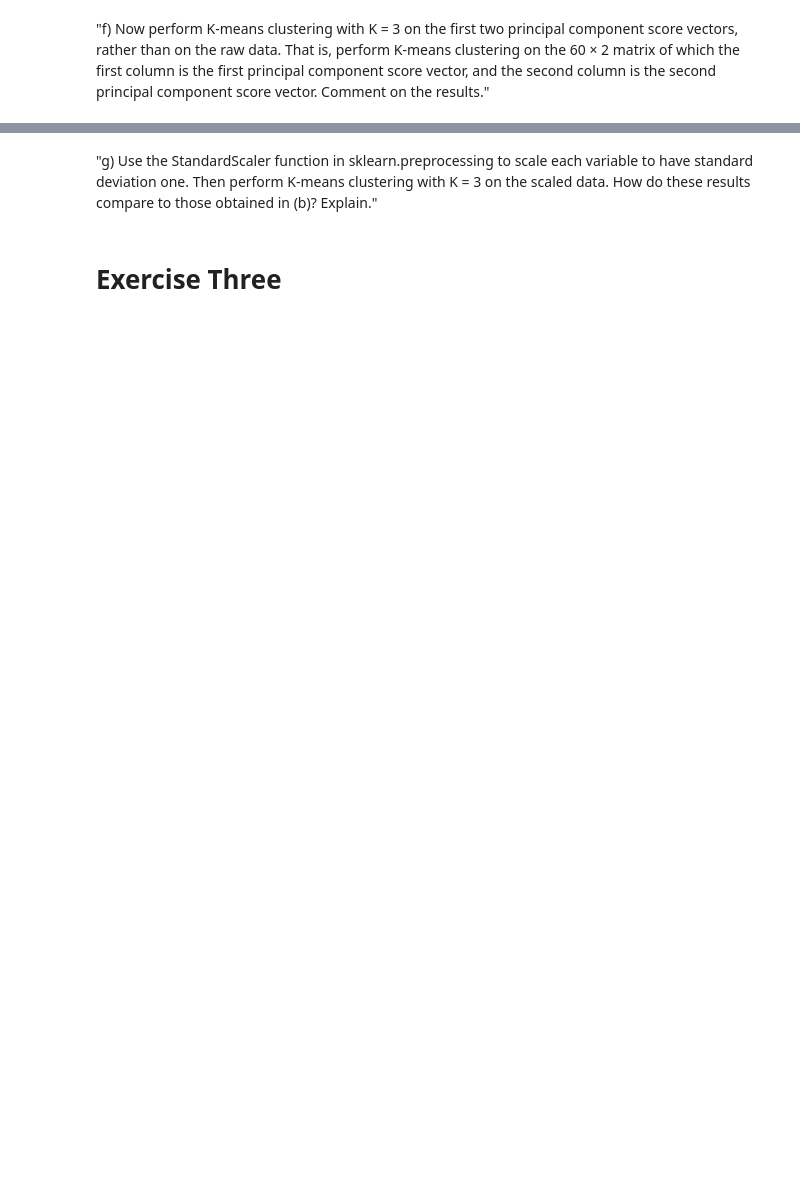
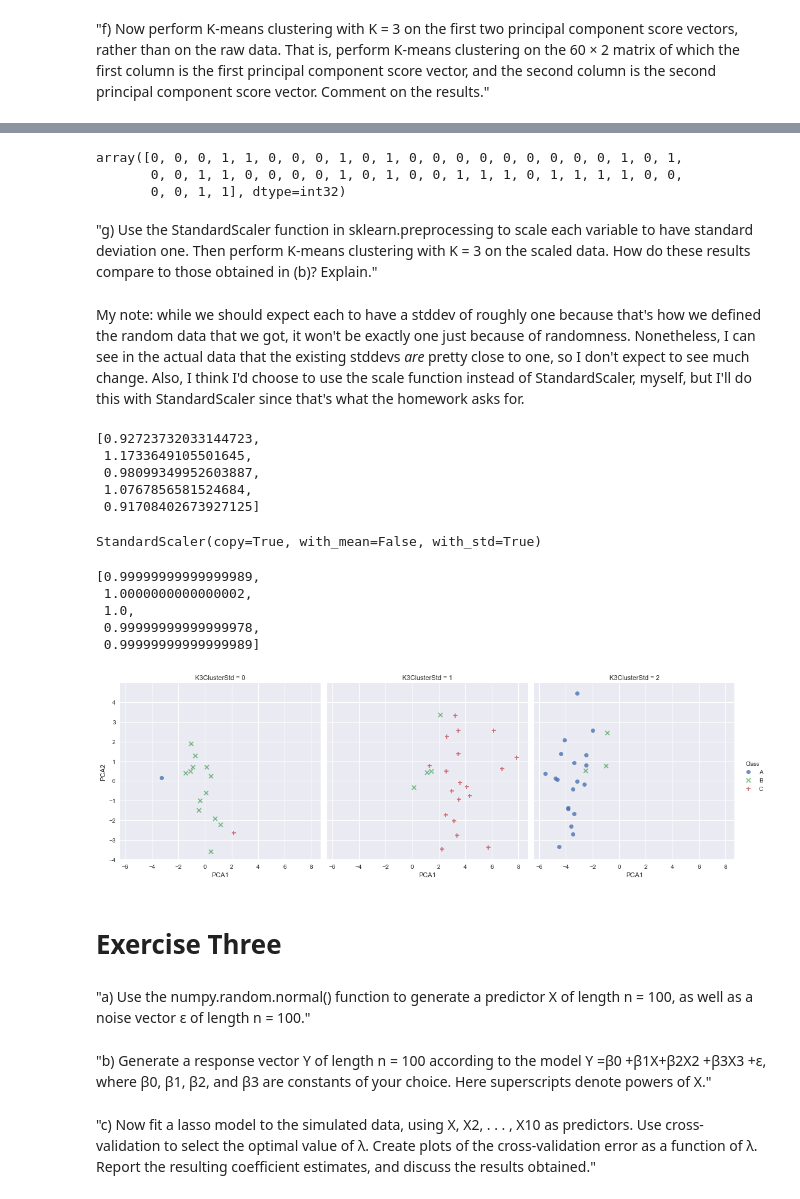
Before and after one commit to aenfield/Data558, a Jupyter notebook: Week04/EnfieldAndrew-HW4.ipynb, the cells around one changed output, grey strips where cells are left out. Cells and saved outputs as stored; diff of their text form; code cells hidden in the pictures; blank space fills up the shorter version.

```diff
--- a/Week04/EnfieldAndrew-HW4.ipynb
+++ b/Week04/EnfieldAndrew-HW4.ipynb
@@ -253,4 +261,45 @@ sns.lmplot("PCA1", "PCA2", hue="Class", col="K4Cluster", markers=["o","x","+"],
+# %%
+y_kmeans
+# %% [output]
+array([0, 0, 0, 1, 1, 0, 0, 0, 1, 0, 1, 0, 0, 0, 0, 0, 0, 0, 0, 0, 1, 0, 1,
+       0, 0, 1, 1, 0, 0, 0, 0, 1, 0, 1, 0, 0, 1, 1, 1, 0, 1, 1, 1, 1, 0, 0,
+       0, 0, 1, 1], dtype=int32)
 # %% [markdown]
 "g) Use the StandardScaler function in sklearn.preprocessing to scale each variable to have standard deviation one. Then perform K-means clustering with K = 3 on the scaled data. How do these results compare to those obtained in (b)? Explain."
+# %% [markdown]
+My note: while we should expect each to have a stddev of roughly one because that's how we defined the random data that we got, it won't be exactly one just because of randomness. Nonetheless, I can see in the actual data that the existing stddevs _are_ pretty close to one, so I don't expect to see much change. Also, I think I'd choose to use the scale function instead of StandardScaler, myself, but I'll do this with StandardScaler since that's what the homework asks for.
+# %%
+[np.std(d_train_values[:,i]) for i in range(0,50)][:5]
+# %% [output]
+[0.92723732033144723,
+ 1.1733649105501645,
+ 0.98099349952603887,
+ 1.0767856581524684,
+ 0.91708402673927125]
+# %%
+scaler = preprocessing.StandardScaler(with_mean=False, with_std=True).fit(d_train_values)
+scaler
+# %% [output]
+StandardScaler(copy=True, with_mean=False, with_std=True)
+# %%
+d_train_values_std = scaler.transform(d_train_values)
+[np.std(d_train_values_std[:,i]) for i in range(0,50)][:5]
+# %% [output]
+[0.99999999999999989,
+ 1.0000000000000002,
+ 1.0,
+ 0.99999999999999978,
+ 0.99999999999999989]
+# %%
+cluster_with_kmeans_and_plot(3, d_train_values_std, "K3ClusterStd")
+# %% [output]
+[figure, added]
 # %% [markdown]
 # Exercise Three
+# %% [markdown]
+"a) Use the numpy.random.normal() function to generate a predictor X of length n = 100, as well as a noise vector ε of length n = 100."
+# %% [markdown]
+"b) Generate a response vector Y of length n = 100 according to the model Y =β0 +β1X+β2X2 +β3X3 +ε,
+where β0, β1, β2, and β3 are constants of your choice. Here superscripts denote powers of X."
+# %% [markdown]
+"c) Now fit a lasso model to the simulated data, using X, X2, . . . , X10 as predictors. Use cross-validation to select the optimal value of λ. Create plots of the cross-validation error as a function of λ. Report the resulting coefficient estimates, and discuss the results obtained."
```
Also changed, not shown: parts of 14 cells of this notebook.
